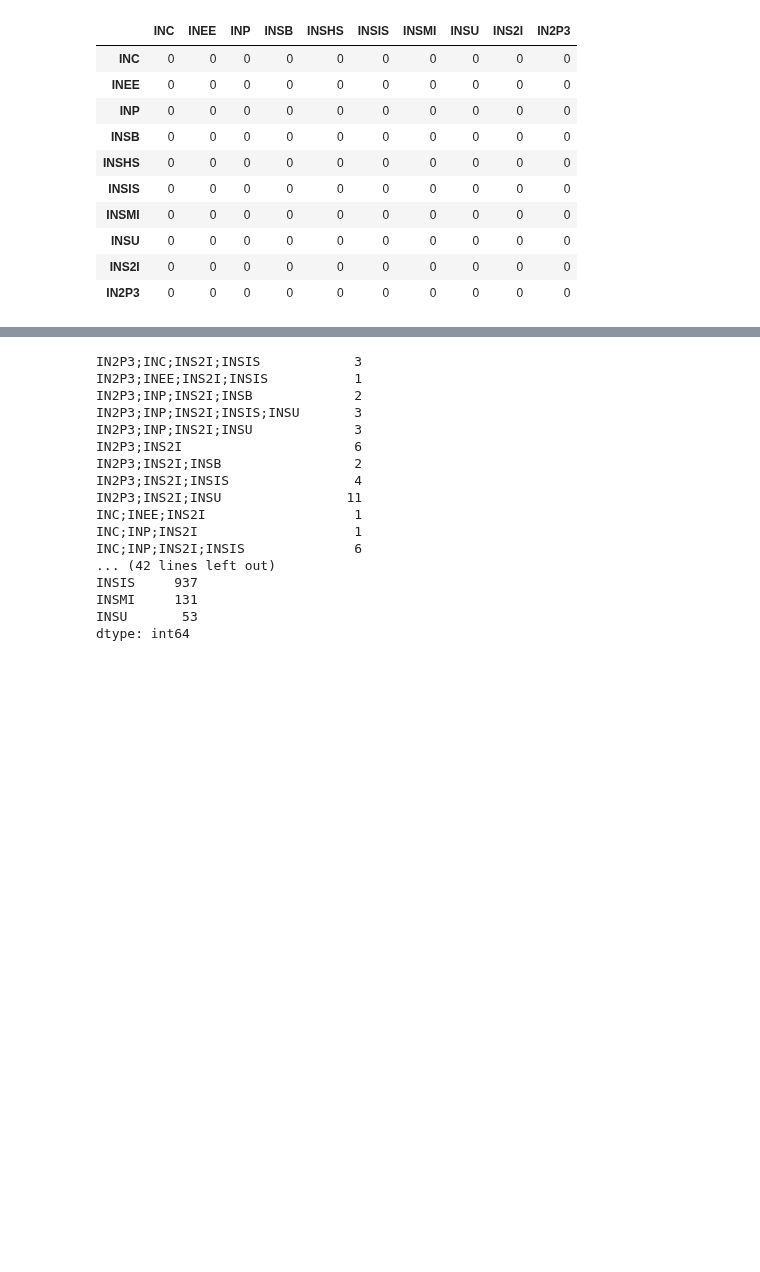
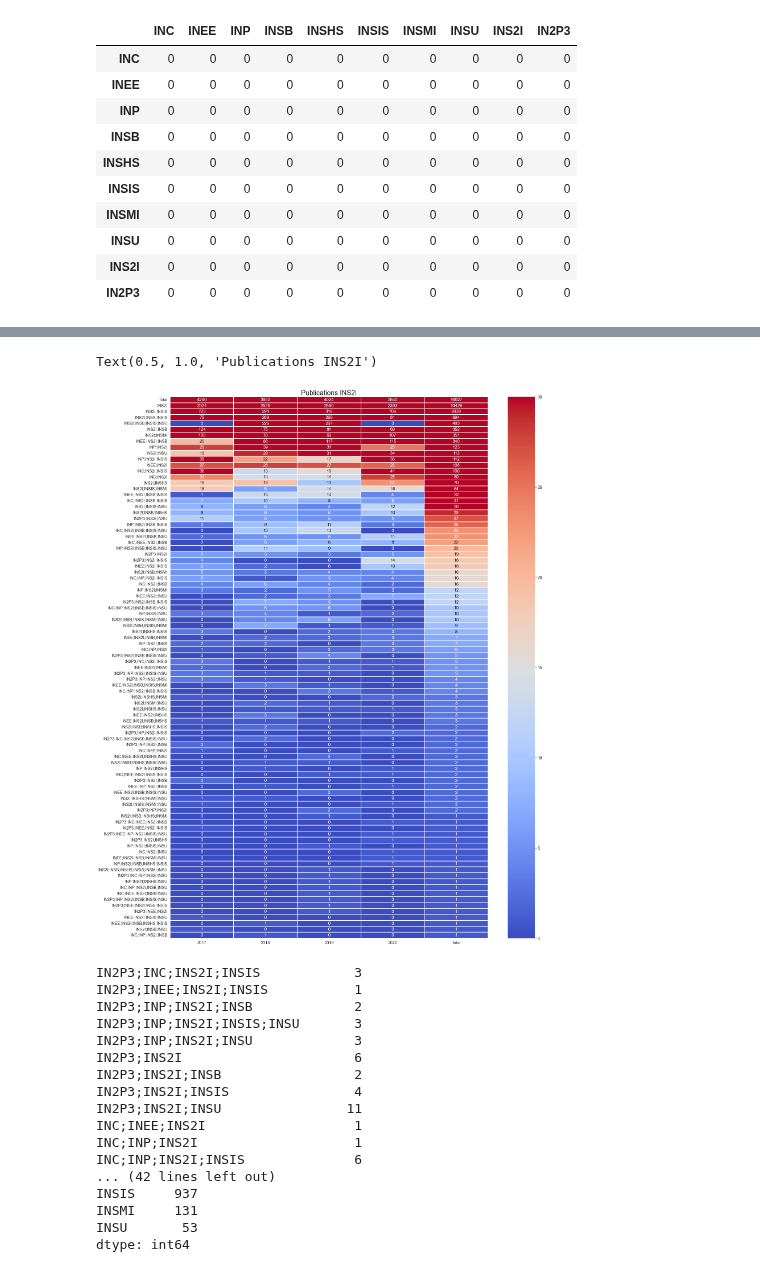
Before and after one commit to pbellot/HALPublications, a Jupyter notebook: WOS_Lodex.ipynb, the cells around one changed output, grey strips where cells are left out. Drawn from its saved outputs; the diff is of its cells as text; code cells hidden in the pictures; blank space fills up the shorter version.

Commit message:
publis inter-instituts

```diff
--- a/WOS_Lodex.ipynb
+++ b/WOS_Lodex.ipynb
@@ -43,14 +43,18 @@ for annee in range(anneeMin,anneeMax+1):
     nomFichier = "WOS/Corpus WoS INS2I "+str(annee)+".csv"
     if annee==2017:
         a,b = analyseInstituts(nomFichier)
-        syntheseCombinaison = pd.DataFrame(a, columns=[2017], dtype=int)
+        syntheseCombinaison = pd.DataFrame(a, columns=[2017])
     else:
         if annee==2018 :
             a, b = analyseInstituts(nomFichier, 'CNRS - Institut')
         else :
             a, b = analyseInstituts(nomFichier, 'SIG_INST_MultiInst')
-        dfAux = pd.DataFrame(a, columns=[annee], dtype=int)
+        dfAux = pd.DataFrame(a, columns=[annee])
         syntheseCombinaison = pd.concat([syntheseCombinaison,dfAux],axis=1)
 syntheseCombinaison.fillna(0, inplace=True)
+# %%
+syntheseCombinaison = syntheseCombinaison.astype('int')
+# %%
+syntheseCombinaison.loc["Total"] = syntheseCombinaison.sum()
 # %%
 syntheseCombinaison['Total']=syntheseCombinaison.sum(axis=1)
@@ -87,0 +61,3 @@ syntheseCombinaison
+# %%
+synthese = syntheseCombinaison.sort_values(by='Total', ascending=False)
+synthese.rename({"INS2I":"INS2I seul"}, axis=0)
@@ -88,3 +78,13 @@ syntheseCombinaison
+# %%
+import seaborn as sns
+from matplotlib.patches import Rectangle
+plt.figure(figsize=(25,35))
+sns.set(font_scale = 1.3)
+ax = sns.heatmap(synthese, cmap ='coolwarm', linewidths = 0.30, annot = True, vmax=30, fmt='d')
+ax.set_title("Publications INS2I", fontsize=24)
+# %% [output]
+Text(0.5, 1.0, 'Publications INS2I')
+[figure, added]
 # %%
 a, b = analyseInstituts("WOS/Corpus WoS INS2I 2017.csv")
 print(a)
```
Also changed, not shown: parts of 3 cells of this notebook.
